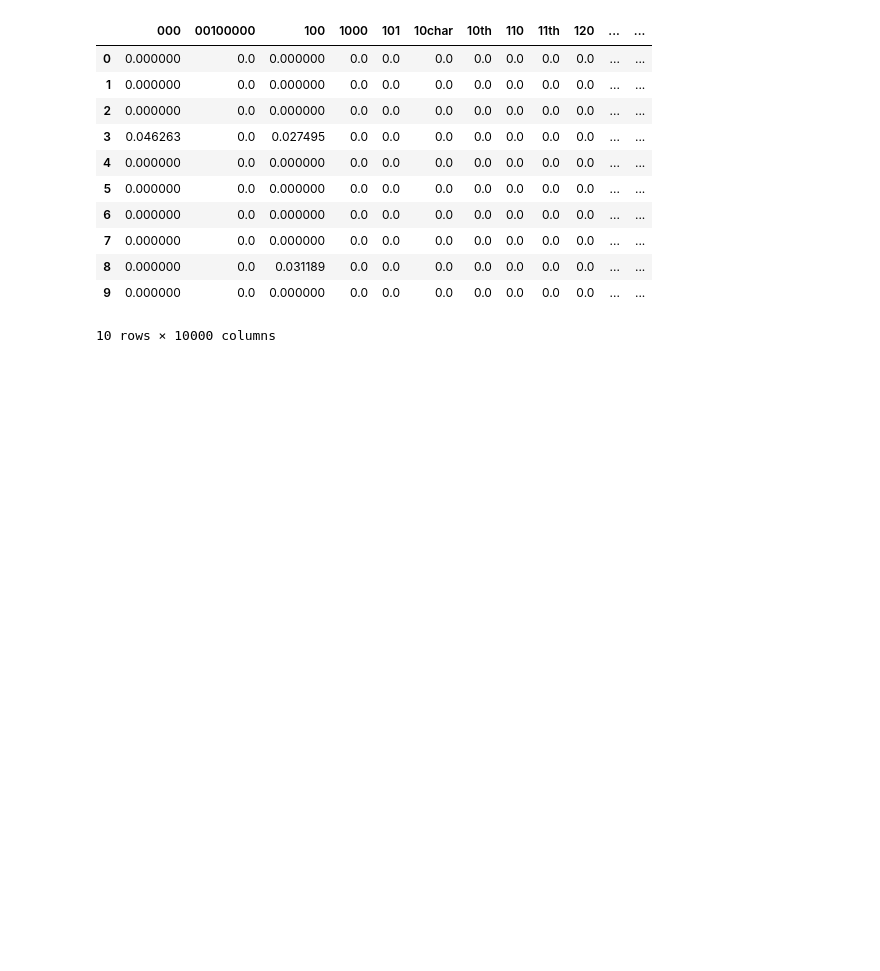
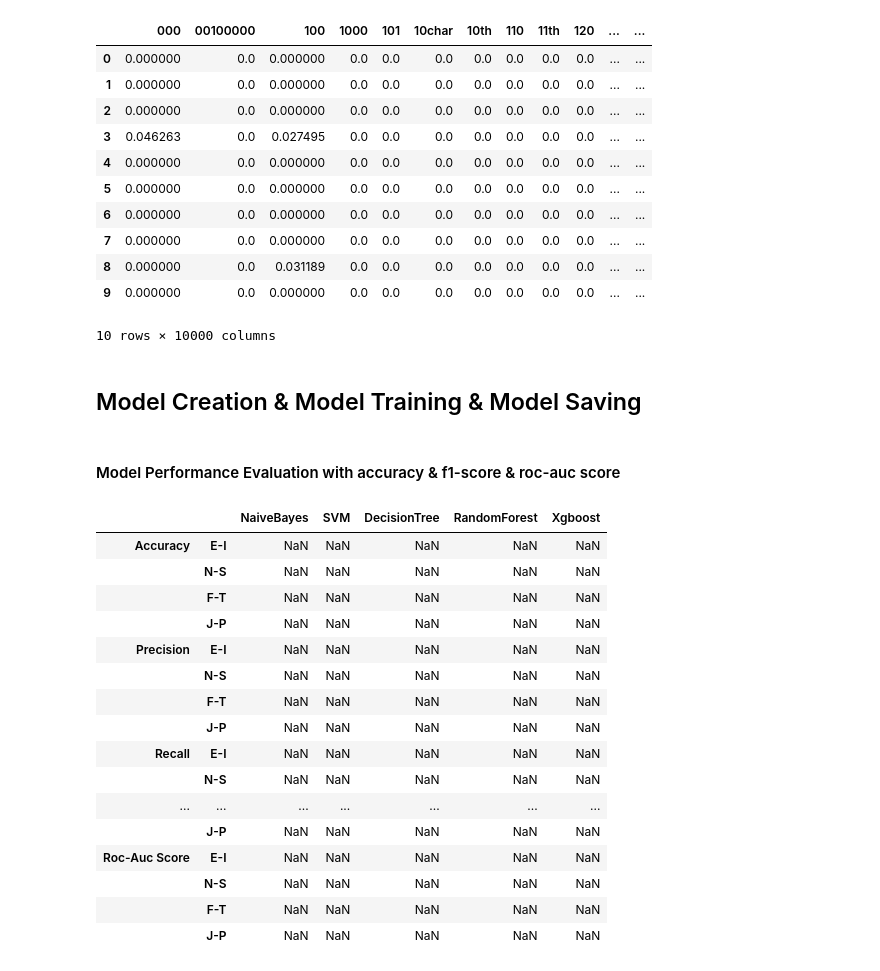
Before and after one commit to 0xcan/myers-briggs-tweet-classification, a Jupyter notebook: myers-briggs-eda-preprocessing-training.ipynb, the cells around one changed output. Cells and saved outputs as stored; diff of their text form; code cells hidden in the pictures; blank space fills up the shorter version.

Commit message:
Model Selection Added

```diff
--- a/myers-briggs-eda-preprocessing-training.ipynb
+++ b/myers-briggs-eda-preprocessing-training.ipynb
@@ -460,3 +468,5 @@ tf_idf.head(10)
 | 8 | 0.000000 | 0.0 | 0.031189 | 0.0 | 0.0 | 0.0 | 0.0 | 0.0 | 0.0 | 0.0 | ... | ... |
 | 9 | 0.000000 | 0.0 | 0.000000 | 0.0 | 0.0 | 0.0 | 0.0 | 0.0 | 0.0 | 0.0 | ... | ... |
 10 rows × 10000 columns
+# %% [markdown]
+## Model Creation & Model Training & Model Saving
@@ -462,0 +489,27 @@ tf_idf.head(10)
+# %% [markdown]
+#### Model Performance Evaluation with accuracy & f1-score & roc-auc score
+# %%
+_metrics = ["Accuracy", "Accuracy", "Accuracy" ,"Accuracy", "Precision", "Precision", "Precision","Precision", "Recall","Recall","Recall","Recall", "F1-Score", "F1-Score", "F1-Score", "F1-Score", "Roc-Auc Score", "Roc-Auc Score", "Roc-Auc Score", "Roc-Auc Score"]
+_types   = ["E-I", "N-S", "F-T", "J-P", "E-I", "N-S", "F-T", "J-P", "E-I", "N-S", "F-T", "J-P","E-I", "N-S", "F-T", "J-P","E-I", "N-S", "F-T", "J-P"]
+_columns = ["NaiveBayes", "SVM", "DecisionTree", "RandomForest", "Xgboost"]
+# %%
+evaluation_df = pd.DataFrame(columns=_columns, index=[_metrics, _types])
+evaluation_df
+# %% [output]
+|  |  | NaiveBayes | SVM | DecisionTree | RandomForest | Xgboost |
+| Accuracy | E-I | NaN | NaN | NaN | NaN | NaN |
+|  | N-S | NaN | NaN | NaN | NaN | NaN |
+|  | F-T | NaN | NaN | NaN | NaN | NaN |
+|  | J-P | NaN | NaN | NaN | NaN | NaN |
+| Precision | E-I | NaN | NaN | NaN | NaN | NaN |
+|  | N-S | NaN | NaN | NaN | NaN | NaN |
+|  | F-T | NaN | NaN | NaN | NaN | NaN |
+|  | J-P | NaN | NaN | NaN | NaN | NaN |
+| Recall | E-I | NaN | NaN | NaN | NaN | NaN |
+|  | N-S | NaN | NaN | NaN | NaN | NaN |
+| ... | ... | ... | ... | ... | ... | ... |
+|  | J-P | NaN | NaN | NaN | NaN | NaN |
+| Roc-Auc Score | E-I | NaN | NaN | NaN | NaN | NaN |
+|  | N-S | NaN | NaN | NaN | NaN | NaN |
+|  | F-T | NaN | NaN | NaN | NaN | NaN |
+|  | J-P | NaN | NaN | NaN | NaN | NaN |
```
Also changed, not shown: parts of 14 cells of this notebook.
